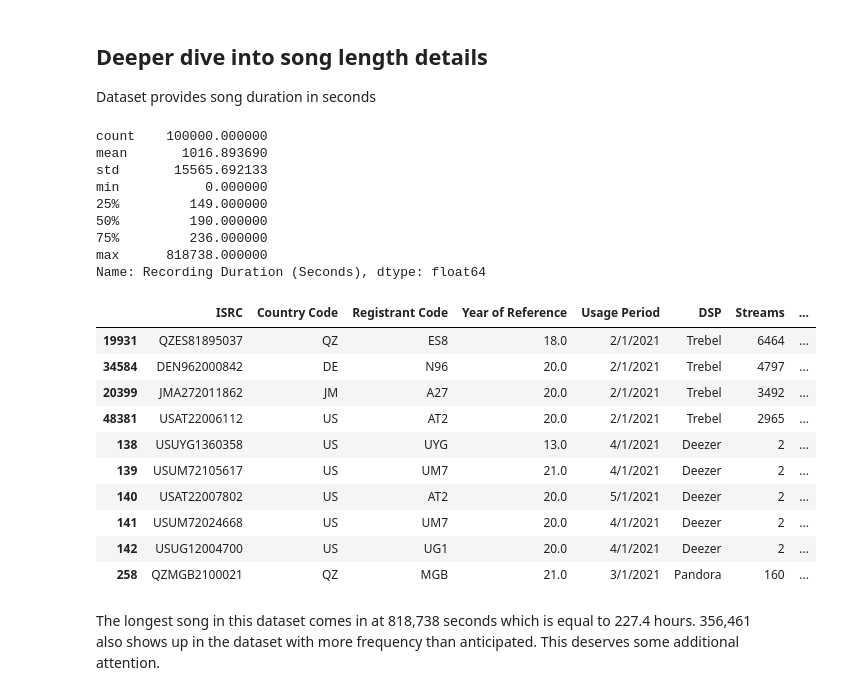
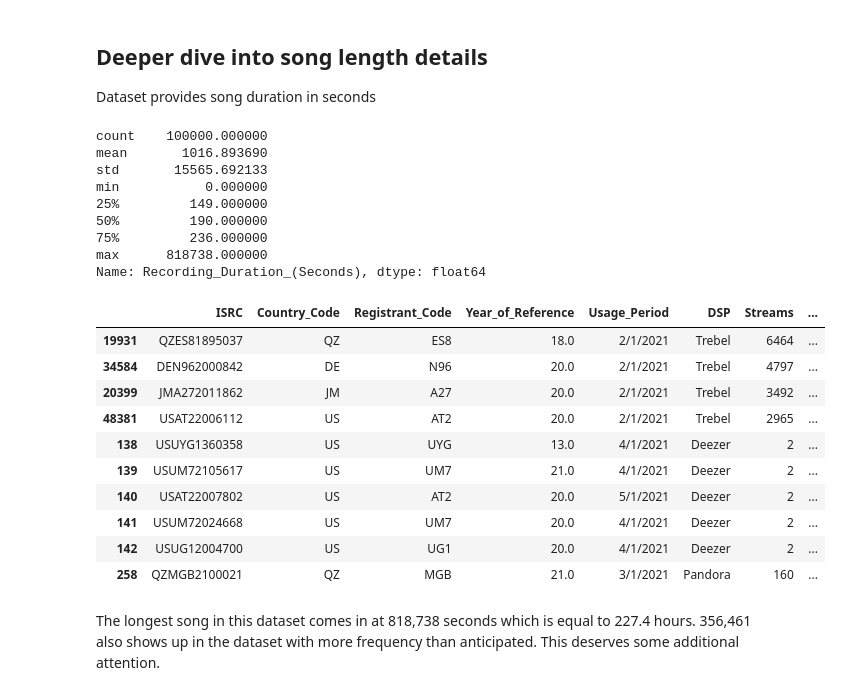
Before and after one commit to LJRollerII/mlc-project-napster, a Jupyter notebook: notebook/mlc_dsp.ipynb, the cells around one changed output. Cells and saved outputs as stored; diff of their text form; code cells hidden in the pictures.

```diff
--- a/notebook/mlc_dsp.ipynb
+++ b/notebook/mlc_dsp.ipynb
@@ -29,6 +29,6 @@ mlc.head()
 # %% [markdown]
 ## Rename columns
 # %%
-mlc.columns = ['ISRC', 'Country Code', 'Registrant Code', 'Year of Reference', 'Usage Period', 'DSP', 'Streams', 'Recording Artist', 'Recording Label', 'Recording Title', 'Release Title', 'Recording Duration (Seconds)', 'Songwriters Listed (1=Y, 0=N)']
+mlc.columns = ['ISRC', 'Country_Code', 'Registrant_Code', 'Year_of_Reference', 'Usage_Period', 'DSP', 'Streams', 'Recording_Artist', 'Recording_Label', 'Recording_Title', 'Release_Title', 'Recording_Duration_(Seconds)', 'Songwriters_Listed_(1=Y_0=N)']
 mlc.head()
 # %% [output]
@@ -40,0 +43,22 @@ mlc.head()
+# %%
+def assign_length(row):
+    if row <= 120:
+        result = "Up to 2 min"
+    elif row <= 240:
+        result = "2-4 min"
+    elif row <= 420:
+        result = "4-7 min"
+    elif row <= 600:
+        result = "7-10 min"
+    elif row <= 900:
+        result = "10-15 min"
+    elif row <= 3600:
+        result = "15-60 min"
+    elif row <= 86400:
+        result = "1-24 hours"
+    else:
+        result = "More than 1 day"
+    return result
+
+mlc['Song_Length'] = mlc['Recording_Duration_(Seconds)'].apply(assign_length)
+mlc.head()
@@ -40,0 +72,11 @@ mlc.head()
+# %%
+def compared_to_median(row):
+    if row < 190:
+        result = "Lower"
+    elif row == 190:
+        result = "Median"
+    else:
+        result = "Higher"
+    return result
+mlc['Length_Compared_to_Median'] = mlc['Recording_Duration_(Seconds)'].apply(compared_to_median)
+mlc.head()
@@ -443,7 +774,7 @@ pd.DataFrame(unknownDSP.isnull().sum())
 ## Deeper dive into song length details
 Dataset provides song duration in seconds
 # %%
-mlc['Recording Duration (Seconds)'].describe()
+mlc['Recording_Duration_(Seconds)'].describe()
 # %% [output]
 count    100000.000000
 mean       1016.893690
@@ -453,11 +784,11 @@ min           0.000000
 50%         190.000000
 75%         236.000000
 max      818738.000000
-Name: Recording Duration (Seconds), dtype: float64
+Name: Recording_Duration_(Seconds), dtype: float64
 # %%
-mlc.nlargest(10, ['Recording Duration (Seconds)'])
+mlc.nlargest(10, ['Recording_Duration_(Seconds)'])
 # %% [output]
-|  | ISRC | Country Code | Registrant Code | Year of Reference | Usage Period | DSP | Streams | ... |
+|  | ISRC | Country_Code | Registrant_Code | Year_of_Reference | Usage_Period | DSP | Streams | ... |
 | 19931 | QZES81895037 | QZ | ES8 | 18.0 | 2/1/2021 | Trebel | 6464 | ... |
 | 34584 | DEN962000842 | DE | N96 | 20.0 | 2/1/2021 | Trebel | 4797 | ... |
 | 20399 | JMA272011862 | JM | A27 | 20.0 | 2/1/2021 | Trebel | 3492 | ... |
```
Also changed, not shown: parts of 63 cells of this notebook.
